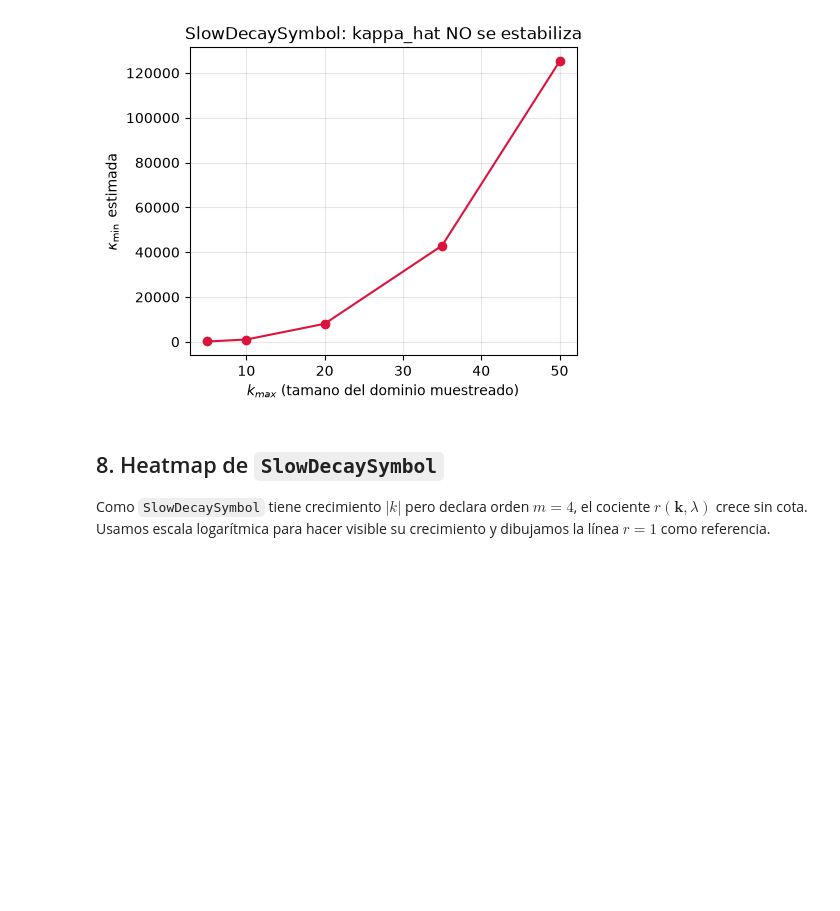
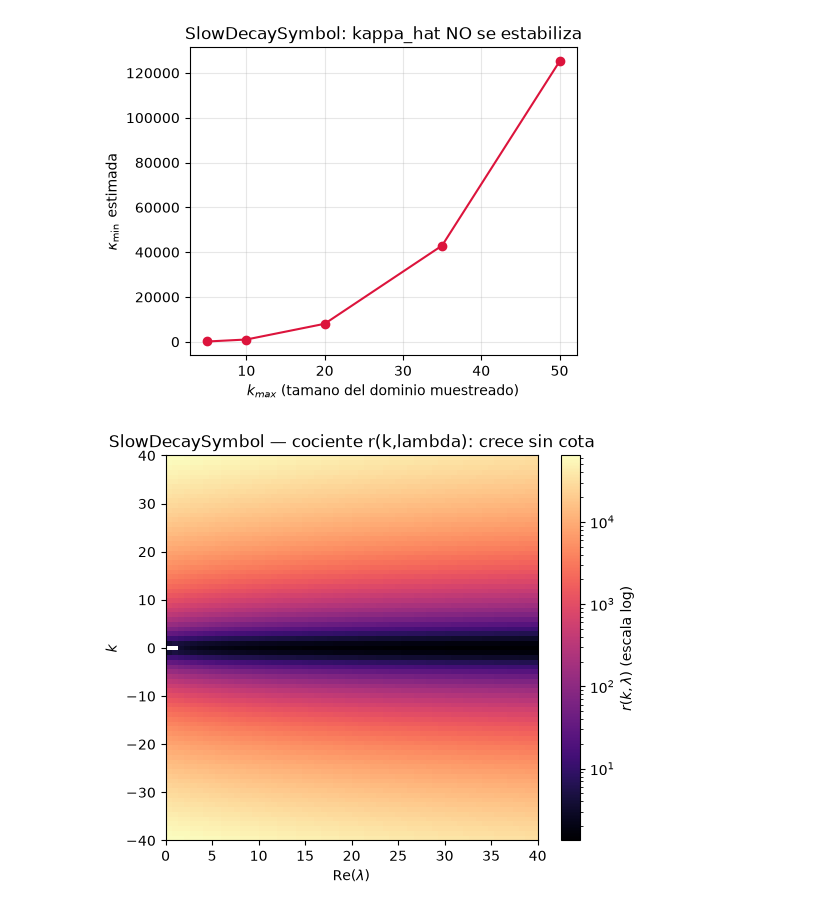
Before and after one commit to luencaro/parabolic-symbol-verification, a Jupyter notebook: notebooks/exploration.ipynb, the cells around one changed output. Drawn from its saved outputs; the diff is of its cells as text; code cells hidden in the pictures; blank space fills up the shorter version.

```diff
--- a/notebooks/exploration.ipynb
+++ b/notebooks/exploration.ipynb
@@ -223,9 +177,3 @@ plt.grid(True, alpha=0.3)
 plt.show()
 # %% [output]
 [figure]
-# %% [markdown]
-## 8. Heatmap de `SlowDecaySymbol`
-
-Como `SlowDecaySymbol` tiene crecimiento $|k|$ pero declara orden $m=4$, el
-cociente $r(\mathbf{k},\lambda)$ crece sin cota. Usamos escala logarítmica
-para hacer visible su crecimiento y dibujamos la línea $r=1$ como referencia.
@@ -285,0 +180,34 @@ print(f"r maximo en la rejilla: {np.nanmax(ratio_slow):.4g}")
+# %%
+from matplotlib.colors import LogNorm
+
+k_range_slow = np.arange(-40, 41)
+re_range_slow = np.linspace(0, 40, 60)
+im_fixed = 0.0
+omega = 1.0
+
+ratio_grid_slow = np.full((len(k_range_slow), len(re_range_slow)), np.nan)
+
+for i, k in enumerate(k_range_slow):
+    for j, re in enumerate(re_range_slow):
+        lam = complex(re, im_fixed)
+        phase_norm = verifier_slow.phase_space_norm(np.array([k]), lam)
+        if phase_norm < omega:
+            continue
+        res_norm = verifier_slow.operator_norm(verifier_slow.resolvent(np.array([k]), lam))
+        ratio_grid_slow[i, j] = res_norm * (1.0 + phase_norm**2) ** (slow.m / 2.0)
+
+plt.figure(figsize=(6, 5))
+valid = ratio_grid_slow[~np.isnan(ratio_grid_slow)]
+im = plt.imshow(
+    ratio_grid_slow,
+    extent=[re_range_slow.min(), re_range_slow.max(), k_range_slow.min(), k_range_slow.max()],
+    origin="lower", aspect="auto", cmap="magma",
+    norm=LogNorm(vmin=valid[valid > 0].min(), vmax=valid.max()),
+)
+plt.colorbar(im, label=r"$r(k,\lambda)$ (escala log)")
+plt.xlabel(r"$\mathrm{Re}(\lambda)$")
+plt.ylabel(r"$k$")
+plt.title("SlowDecaySymbol — cociente r(k,lambda): crece sin cota")
+plt.show()
+# %% [output]
+[figure, added]
```
Also changed, not shown: parts of 7 cells of this notebook.
